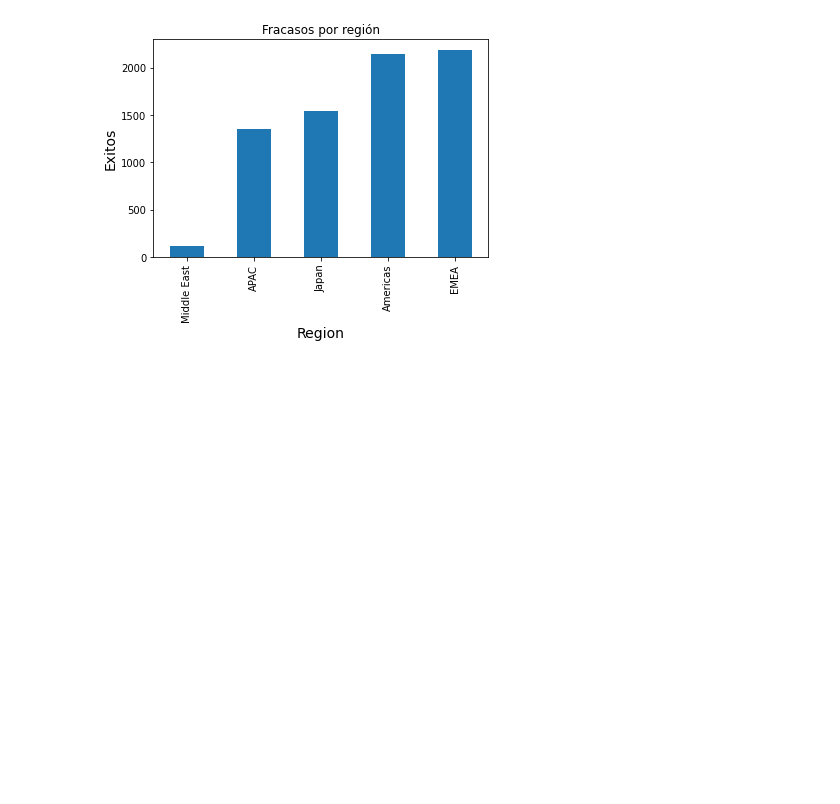
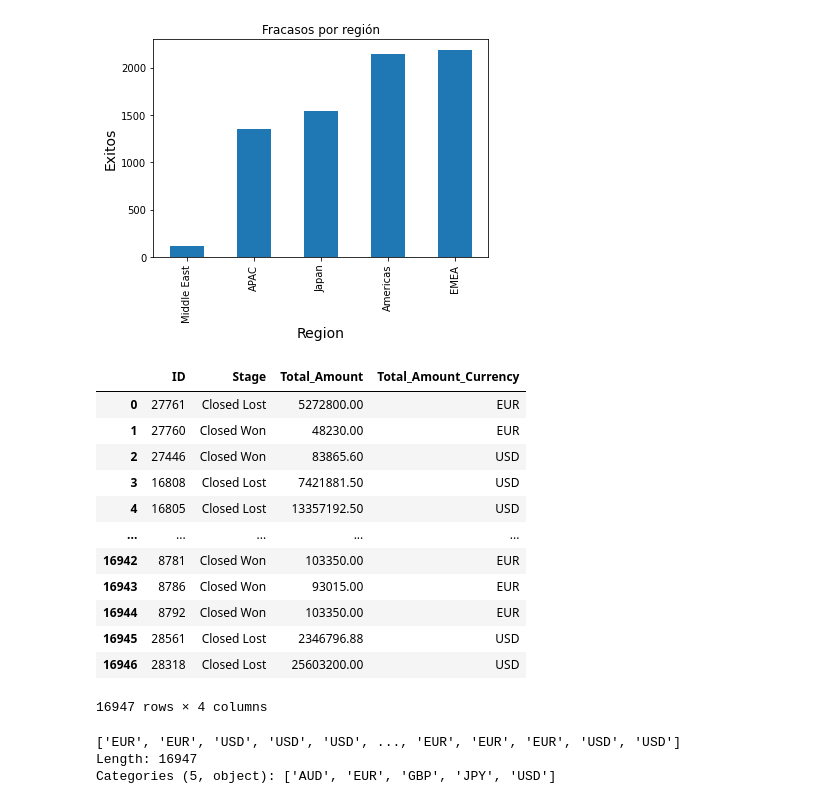
Before and after one commit to joaquinhojman/Entrenamieto_ECI_2020, a Jupyter notebook: TP1.ipynb, the cells around one changed output. Drawn from its saved outputs; the diff is of its cells as text; code cells hidden in the pictures; blank space fills up the shorter version.

```diff
--- a/TP1.ipynb
+++ b/TP1.ipynb
@@ -172,3 +172,32 @@ g.set_ylabel("Exitos",fontsize=14)
 # %% [output]
 Text(0, 0.5, 'Exitos')
 [figure]
+# %%
+#Nos interesa saber si el precio es un factor determinante a la hora de cerrar una venta.
+#Para eso analizaremos como se distribuyen los exitos y los fracasos en funcion de la variación de precio.
+
+df['Total_Amount_Currency'] = df['Total_Amount_Currency'].astype('category') #convierto la columna stage a tipo category
+stage_precio = df[['ID','Stage','Total_Amount','Total_Amount_Currency']]
+stage_precio
+# %% [output]
+|  | ID | Stage | Total_Amount | Total_Amount_Currency |
+| 0 | 27761 | Closed Lost | 5272800.00 | EUR |
+| 1 | 27760 | Closed Won | 48230.00 | EUR |
+| 2 | 27446 | Closed Won | 83865.60 | USD |
+| 3 | 16808 | Closed Lost | 7421881.50 | USD |
+| 4 | 16805 | Closed Lost | 13357192.50 | USD |
+| ... | ... | ... | ... | ... |
+| 16942 | 8781 | Closed Won | 103350.00 | EUR |
+| 16943 | 8786 | Closed Won | 93015.00 | EUR |
+| 16944 | 8792 | Closed Won | 103350.00 | EUR |
+| 16945 | 28561 | Closed Lost | 2346796.88 | USD |
+| 16946 | 28318 | Closed Lost | 25603200.00 | USD |
+16947 rows × 4 columns
+# %%
+#No nos sirve en diferentes monedas, conviene convertir todo a dolares.
+#Que monedas hay en el df?
+stage_precio['Total_Amount_Currency'].values
+# %% [output]
+['EUR', 'EUR', 'USD', 'USD', 'USD', ..., 'EUR', 'EUR', 'EUR', 'USD', 'USD']
+Length: 16947
+Categories (5, object): ['AUD', 'EUR', 'GBP', 'JPY', 'USD']
```
Also changed, not shown: parts of 8 cells of this notebook.
